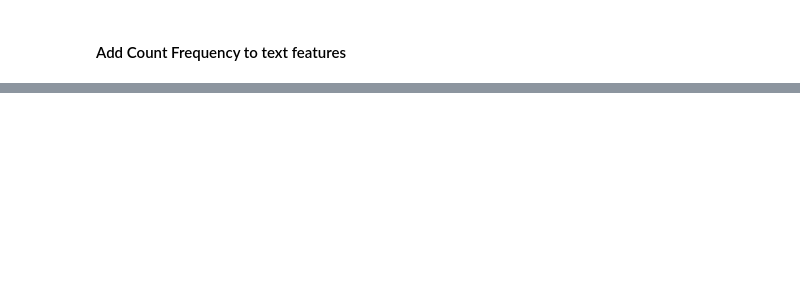
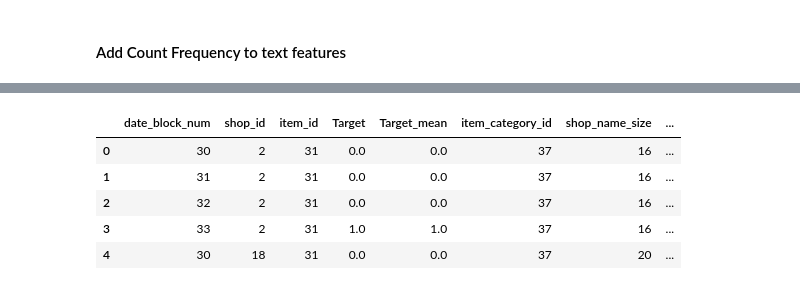
Before and after one commit to waficf/Kaggle_Competitions, a Jupyter notebook: Grocery.ipynb, the cells around one changed output, grey strips where cells are left out. Cells and saved outputs as stored; diff of their text form; code cells hidden in the pictures; blank space fills up the shorter version.

```diff
--- a/Grocery.ipynb
+++ b/Grocery.ipynb
@@ -194,3 +151,5 @@ Index(['dvd', 'кино'], dtype='object')
+# %%
+df_encode = df.copy()
 # %%
-for i in test.columns:
-    df['item_cat_tf_'+str(i)] = test[i]
+for i in df_encode.columns:
+    df_encode[i] = df_encode[i].factorize()[0]
@@ -198,0 +156,6 @@ TypeError: 'Index' object cannot be interpreted as an integer
+# %%
+bag = {}
+for num, col_1  in enumerate(df_encode.columns):
+    for col_2 in df_encode.columns[num+1:]:
+        if col_2 not in bag and np.all(df_encode[col_2] == df_encode[col_1]):
+            bag[col_1] = col_2
@@ -199 +175,3 @@ TypeError: 'Index' object cannot be interpreted as an integer
+# %%
+df.drop(bag.values(), axis = 1, inplace=True)
 # %%
@@ -228,0 +192,9 @@ all_data.groupby('date_block_num')['Target'].sum().plot(figsize=(12,8))
+# %%
+display_all(df.head())
+# %% [output]
+|  | date_block_num | shop_id | item_id | Target | Target_mean | item_category_id | shop_name_size | ... |
+| 0 | 30 | 2 | 31 | 0.0 | 0.0 | 37 | 16 | ... |
+| 1 | 31 | 2 | 31 | 0.0 | 0.0 | 37 | 16 | ... |
+| 2 | 32 | 2 | 31 | 0.0 | 0.0 | 37 | 16 | ... |
+| 3 | 33 | 2 | 31 | 1.0 | 1.0 | 37 | 16 | ... |
+| 4 | 30 | 18 | 31 | 0.0 | 0.0 | 37 | 20 | ... |
```
Also changed, not shown: parts of 41 cells of this notebook.
